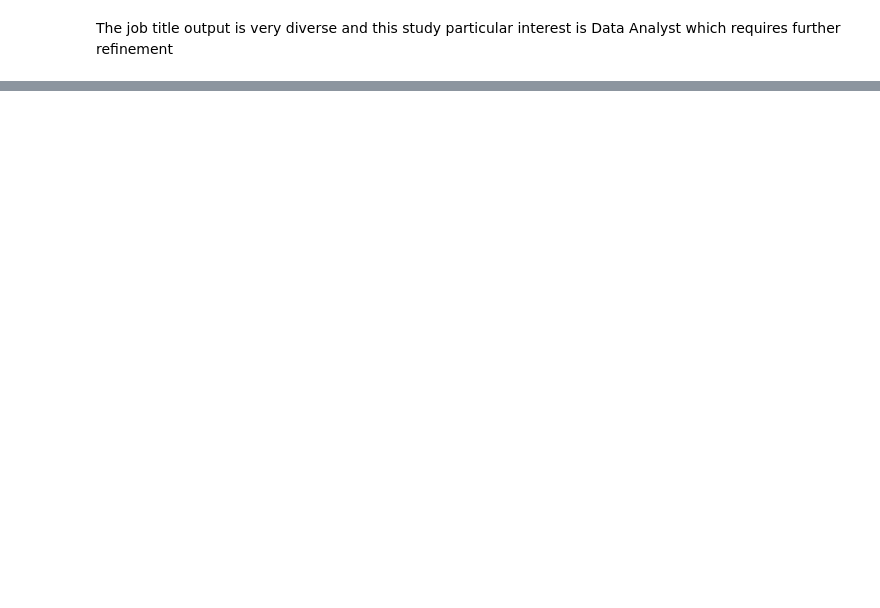
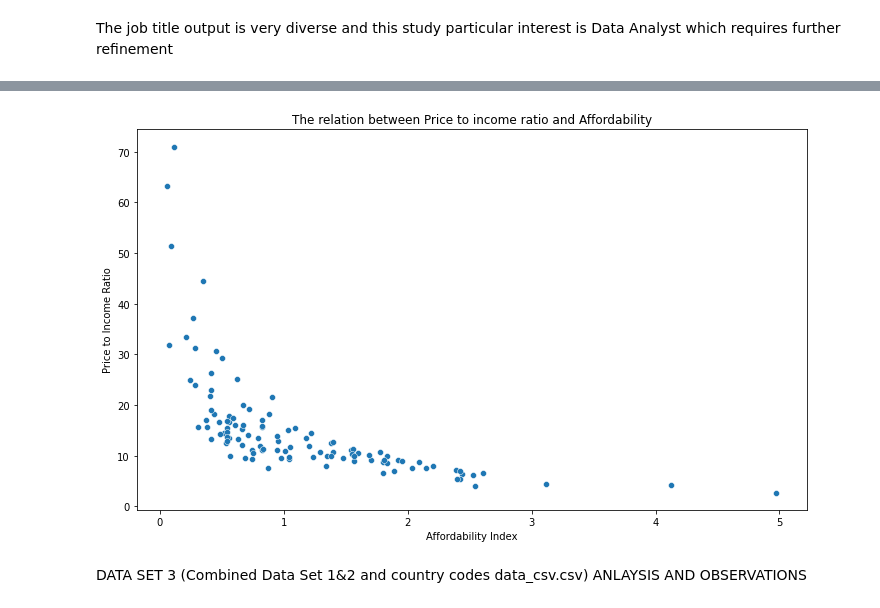
Before and after one commit to Norspace/DAproject, a Jupyter notebook: DAWork_Study.ipynb, the cells around one changed output, grey strips where cells are left out. Drawn from its saved outputs; the diff is of its cells as text; code cells hidden in the pictures; blank space fills up the shorter version.

```diff
--- a/DAWork_Study.ipynb
+++ b/DAWork_Study.ipynb
@@ -171,0 +184,5 @@ dat['remote_ratio'].value_counts().plot.pie(**kwargs)
+# %%
+# Importing Real estate Data Set 2 from local folder and checking the column keys and layout
+df2='C:/Users/nheav/DAProj/DAPro/real_estator_world_may2021.csv'
+reals=pd.read_csv(df2,index_col=[0])
+reals.head()
@@ -171,0 +216,3 @@ dat['remote_ratio'].value_counts().plot.pie(**kwargs)
+# %%
+reals=pd.read_csv(df2) # Reset to df2 and check for duplicates
+reals.duplicated().sum()
@@ -171,0 +272,19 @@ dat['remote_ratio'].value_counts().plot.pie(**kwargs)
+# %%
+# visualizing the relationship between affordability index and price to income ratio
+import seaborn as sns
+import pandas as pd
+import matplotlib.pyplot as plt
+from matplotlib import rcParams
+plt.figure(figsize=(12,7))
+sns.scatterplot(data=reals,x="AffordabilityIndex",y="PriceToIncomeRatio")
+plt.xlabel('Affordability Index')
+plt.ylabel('Price to Income Ratio')
+plt.title("The relation between Price to income ratio and Affordability")
+plt.show()
+# %% [output]
+[figure, added]
+# %% [markdown]
+
+
+
+DATA SET 3 (Combined Data Set 1&2 and country codes data_csv.csv) ANLAYSIS AND OBSERVATIONS
```
Also changed, not shown: parts of 21 cells of this notebook.
